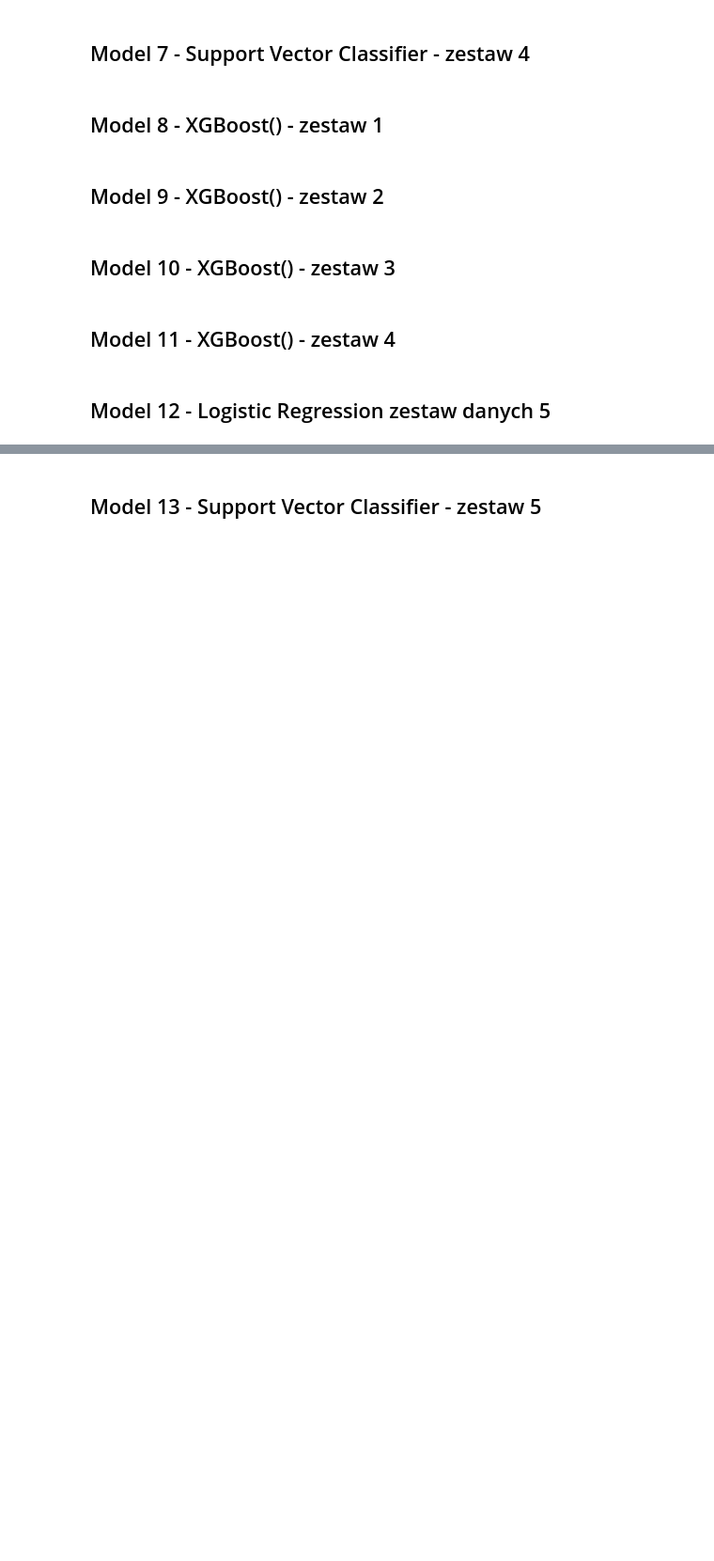
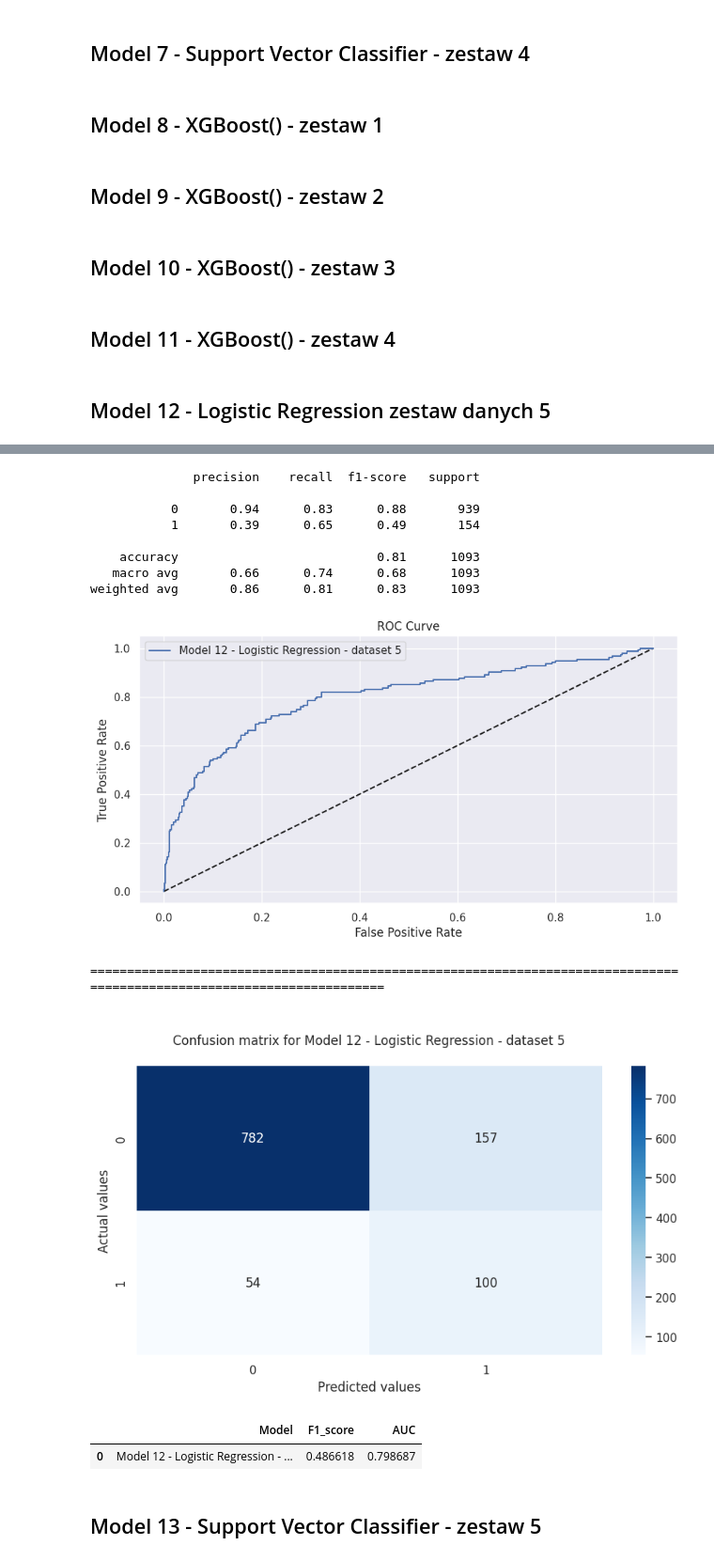
Before and after one commit to MarekSroka/Bank_Deposits, a Jupyter notebook: working_copy_orig__Bank_deposit.ipynb, the cells around one changed output, grey strips where cells are left out. Shown at 94% size. Drawn from its saved outputs; the diff is of its cells as text; code cells hidden in the pictures; blank space fills up the shorter version.

```diff
--- a/working_copy_orig__Bank_deposit.ipynb
+++ b/working_copy_orig__Bank_deposit.ipynb
@@ -2177,12 +3257,12 @@ lr_pipeline_5 = Pipeline_imb(steps=[('preprocessor', preprocessor),
                               ('lr_model_5', LogisticRegression(random_state=seed))])
 # %%
 lr_param_grid_5 = {
-    'smote__sampling_strategy': [0.8],
-    'smote__k_neighbors': [5],
+    'smote__sampling_strategy': ['minority', 'all', 0.3, 0.5, 0.8],
+    'smote__k_neighbors': [3, 4, 5],
     # 'lr_model__solver': ['liblinear', 'lbfgs', 'newton-cholesky'], wynik był lepszy w wersji z automatycznym 'lbfgs'
-    'lr_model_5__C': [0.01],
-    'lr_model_5__penalty': [ 'l2'],
-    'lr_model_5__max_iter': [15],
+    'lr_model_5__C': [0.001, 0.01, 0.1],
+    'lr_model_5__penalty': [ 'l1', 'l2', 'none'],
+    'lr_model_5__max_iter': [4, 8, 15, 25],
 }
 # %%
 lr_model_5_gridsearch = HalvingGridSearchCV(estimator = lr_pipeline_5,
@@ -2202,7 +3312,21 @@ X_test_data = X_test_5
 y_test_data = y_test_5
 # %%
 sns.set(rc={"figure.figsize":(10, 5)})
-calculation_metrics(lr_model_4, 'Model 12 - Logistic Regression - dataset 5')
+calculation_metrics(lr_model_5, 'Model 12 - Logistic Regression - dataset 5')
+# %% [output]
+              precision    recall  f1-score   support
+
+           0       0.94      0.83      0.88       939
+           1       0.39      0.65      0.49       154
+
+    accuracy                           0.81      1093
+   macro avg       0.66      0.74      0.68      1093
+weighted avg       0.86      0.81      0.83      1093
+[figure, added]
+========================================================================================================================
+[figure, added]
+|  | Model | F1_score | AUC |
+| 0 | Model 12 - Logistic Regression - ... | 0.486618 | 0.798687 |
 # %% [markdown]
 ## Model 13 - Support Vector Classifier - zestaw 5
 # %%
```
Also changed, not shown: parts of 134 cells of this notebook.
